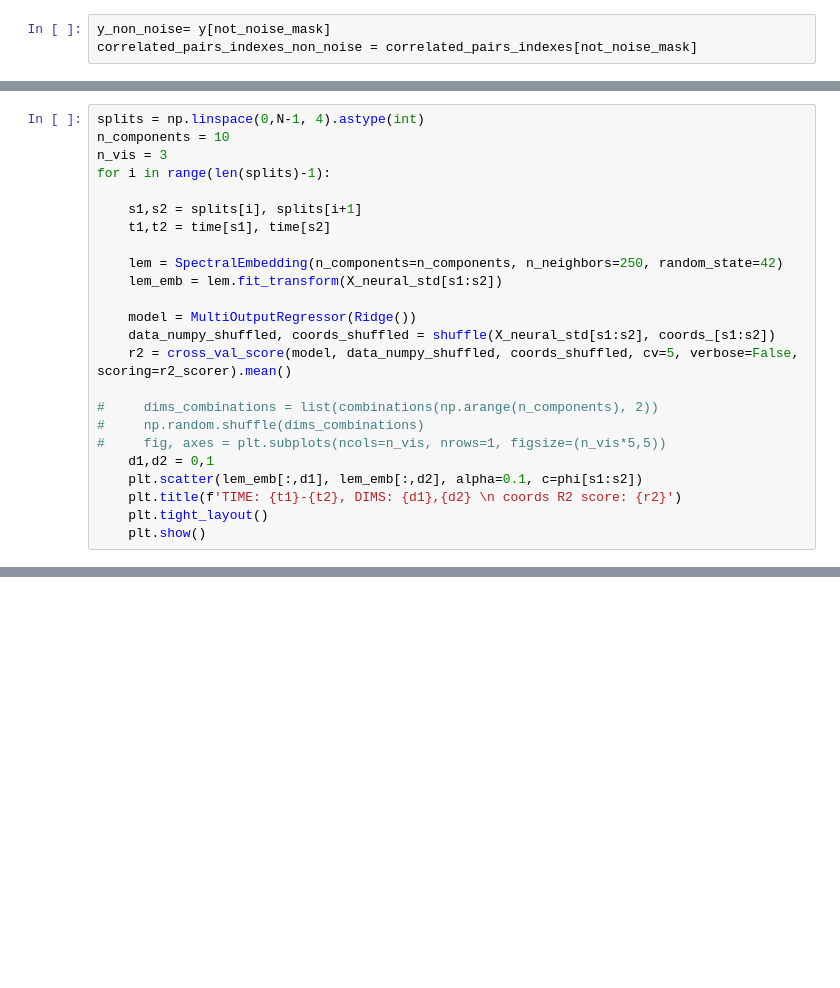
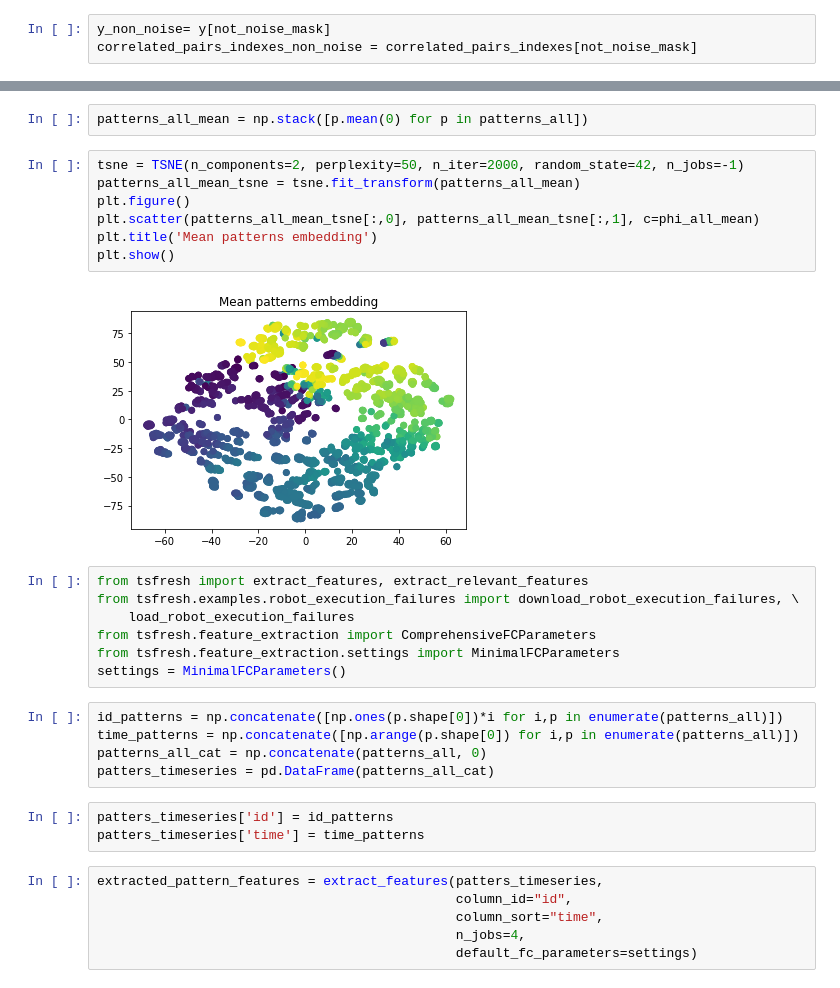
Before and after one commit to blufzzz/NeuroMice, a Jupyter notebook: PatternsAnalysis.ipynb, the cells around one changed output, grey strips where cells are left out. Drawn from its saved outputs; the diff is of its cells as text; blank space fills up the shorter version.

```diff
--- a/PatternsAnalysis.ipynb
+++ b/PatternsAnalysis.ipynb
@@ -389,24 +213,0 @@ array([    0,  6224, 12449, 18674])
-# %%
-splits = np.linspace(0,N-1, 4).astype(int)
-n_components = 10
-n_vis = 3
-for i in range(len(splits)-1):
-
-    s1,s2 = splits[i], splits[i+1]
-    t1,t2 = time[s1], time[s2]
-
-    lem = SpectralEmbedding(n_components=n_components, n_neighbors=250, random_state=42)
-    lem_emb = lem.fit_transform(X_neural_std[s1:s2])
-
-    model = MultiOutputRegressor(Ridge())
-    data_numpy_shuffled, coords_shuffled = shuffle(X_neural_std[s1:s2], coords_[s1:s2])
-    r2 = cross_val_score(model, data_numpy_shuffled, coords_shuffled, cv=5, verbose=False, scoring=r2_scorer).mean()
-
-#     dims_combinations = list(combinations(np.arange(n_components), 2))
-#     np.random.shuffle(dims_combinations)
-#     fig, axes = plt.subplots(ncols=n_vis, nrows=1, figsize=(n_vis*5,5))
-    d1,d2 = 0,1
-    plt.scatter(lem_emb[:,d1], lem_emb[:,d2], alpha=0.1, c=phi[s1:s2])
-    plt.title(f'TIME: {t1}-{t2}, DIMS: {d1},{d2} \n coords R2 score: {r2}')
-    plt.tight_layout()
-    plt.show()
@@ -416,0 +232,32 @@ for i in range(len(splits)-1):
+# %%
+patterns_all_mean = np.stack([p.mean(0) for p in patterns_all])
+# %%
+tsne = TSNE(n_components=2, perplexity=50, n_iter=2000, random_state=42, n_jobs=-1)
+patterns_all_mean_tsne = tsne.fit_transform(patterns_all_mean)
+plt.figure()
+plt.scatter(patterns_all_mean_tsne[:,0], patterns_all_mean_tsne[:,1], c=phi_all_mean)
+plt.title('Mean patterns embedding')
+plt.show()
+# %% [output]
+[figure, added]
+# %%
+from tsfresh import extract_features, extract_relevant_features
+from tsfresh.examples.robot_execution_failures import download_robot_execution_failures, \
+    load_robot_execution_failures
+from tsfresh.feature_extraction import ComprehensiveFCParameters
+from tsfresh.feature_extraction.settings import MinimalFCParameters
+settings = MinimalFCParameters()
+# %%
+id_patterns = np.concatenate([np.ones(p.shape[0])*i for i,p in enumerate(patterns_all)])
+time_patterns = np.concatenate([np.arange(p.shape[0]) for i,p in enumerate(patterns_all)])
+patterns_all_cat = np.concatenate(patterns_all, 0)
+patters_timeseries = pd.DataFrame(patterns_all_cat)
+# %%
+patters_timeseries['id'] = id_patterns
+patters_timeseries['time'] = time_patterns
+# %%
+extracted_pattern_features = extract_features(patters_timeseries,
+                                              column_id="id",
+                                              column_sort="time",
+                                              n_jobs=4,
+                                              default_fc_parameters=settings)
```
Also changed, not shown: parts of 58 cells of this notebook, 4 other files.
